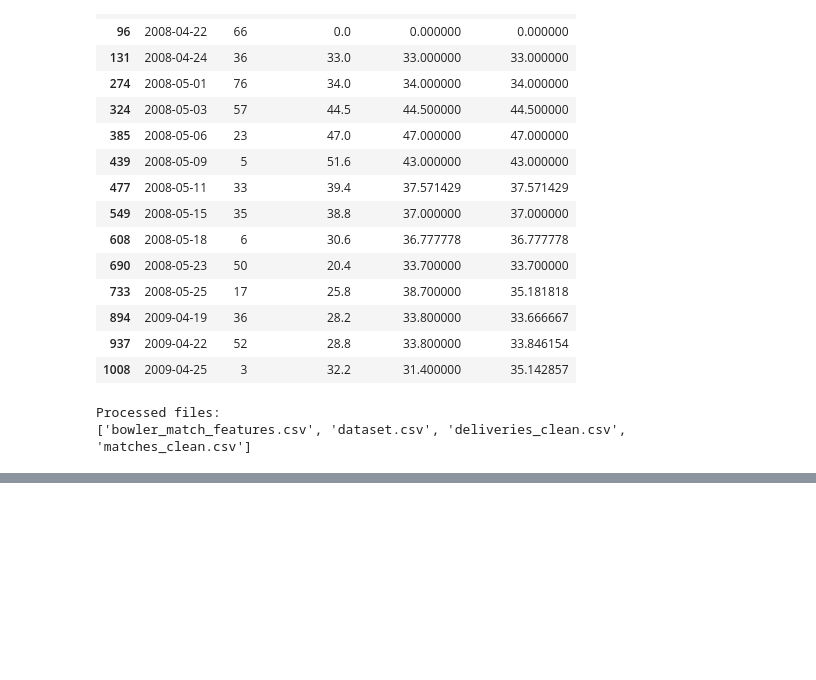
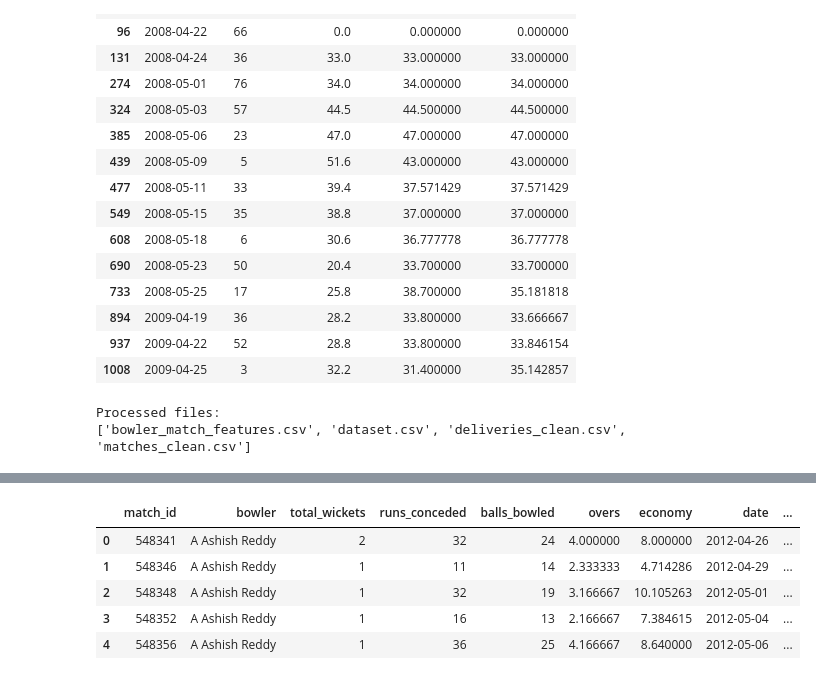
Before and after one commit to SpringBoardMentor895/AI_Cricket_Player_Performance_Prediction, a Jupyter notebook: notebooks/02_FeatureEngineering.ipynb, the cells around one changed output, grey strips where cells are left out. Cells and saved outputs as stored; diff of their text form; code cells hidden in the pictures; blank space fills up the shorter version.

```diff
--- a/notebooks/02_FeatureEngineering.ipynb
+++ b/notebooks/02_FeatureEngineering.ipynb
@@ -317,0 +308,21 @@ Saved bowler_match_features.csv: (12448, 12)
+# %%
+# Rolling average wickets (last 5)
+bowler_match["rolling_wkts_5"] = (
+    bowler_match
+    .groupby("bowler")["total_wickets"]
+    .transform(lambda x: x.shift(1).rolling(5).mean())
+)
+
+# Rolling average wickets (last 10)
+bowler_match["rolling_wkts_10"] = (
+    bowler_match
+    .groupby("bowler")["total_wickets"]
+    .transform(lambda x: x.shift(1).rolling(10).mean())
+)
+
+bowler_match[[
+    "bowler",
+    "total_wickets",
+    "rolling_wkts_5",
+    "rolling_wkts_10"
+]].head(10)
@@ -317,0 +341,13 @@ Saved bowler_match_features.csv: (12448, 12)
+# %%
+# Career averages
+career_stats = (
+    bowler_match
+    .groupby("bowler")
+    .agg(
+        career_wkts_avg=("total_wickets", "mean"),
+        career_economy=("economy", "mean")
+    )
+    .reset_index()
+)
+
+career_stats.head()
@@ -317,0 +361,16 @@ Saved bowler_match_features.csv: (12448, 12)
+# %%
+# Merge career stats
+bowler_match = bowler_match.merge(
+    career_stats,
+    on="bowler",
+    how="left"
+)
+
+bowler_match.head()
+# %% [output]
+|  | match_id | bowler | total_wickets | runs_conceded | balls_bowled | overs | economy | date | ... |
+| 0 | 548341 | A Ashish Reddy | 2 | 32 | 24 | 4.000000 | 8.000000 | 2012-04-26 | ... |
+| 1 | 548346 | A Ashish Reddy | 1 | 11 | 14 | 2.333333 | 4.714286 | 2012-04-29 | ... |
+| 2 | 548348 | A Ashish Reddy | 1 | 32 | 19 | 3.166667 | 10.105263 | 2012-05-01 | ... |
+| 3 | 548352 | A Ashish Reddy | 1 | 16 | 13 | 2.166667 | 7.384615 | 2012-05-04 | ... |
+| 4 | 548356 | A Ashish Reddy | 1 | 36 | 25 | 4.166667 | 8.640000 | 2012-05-06 | ... |
```
Also changed, not shown: parts of 19 cells of this notebook.
